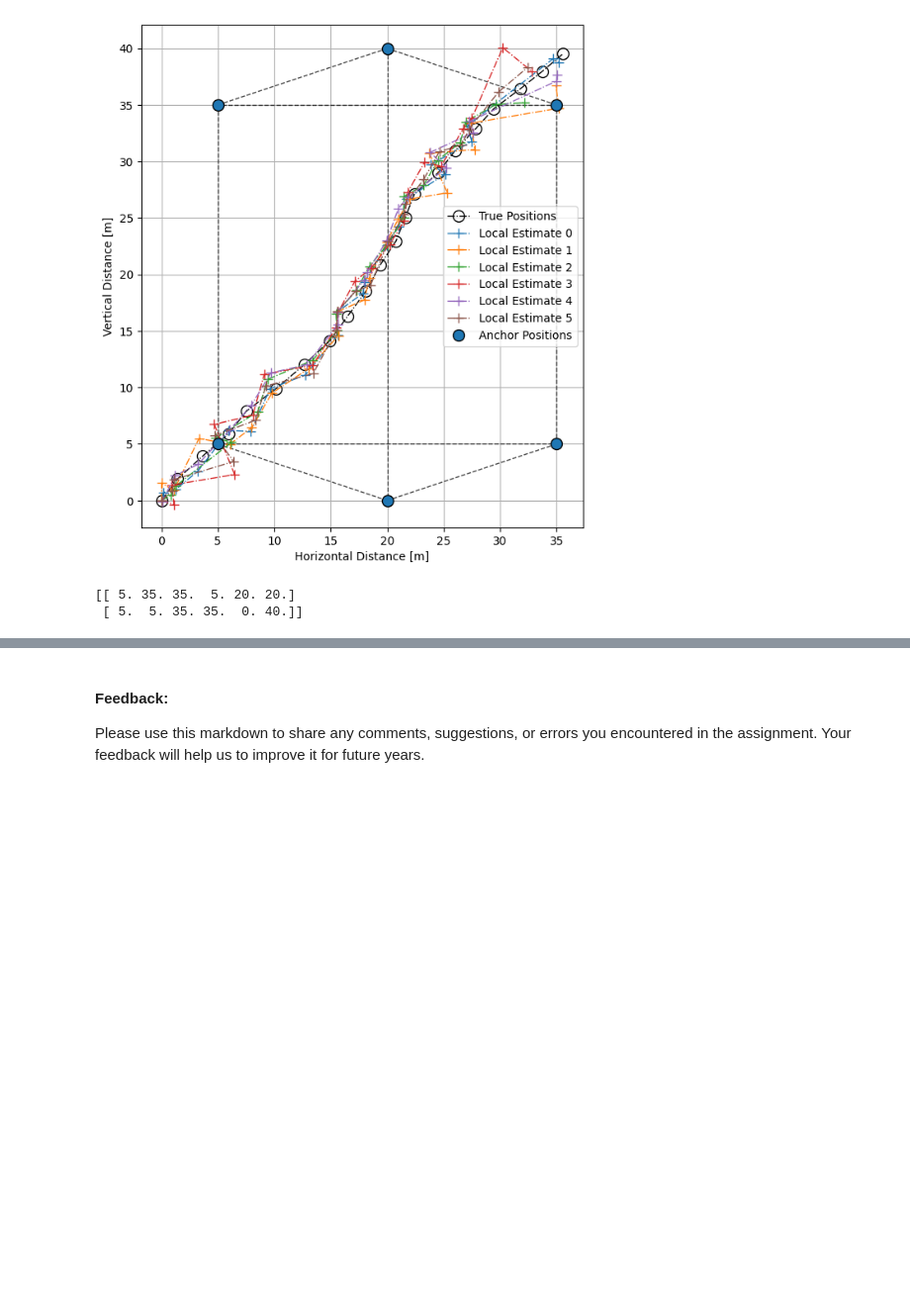
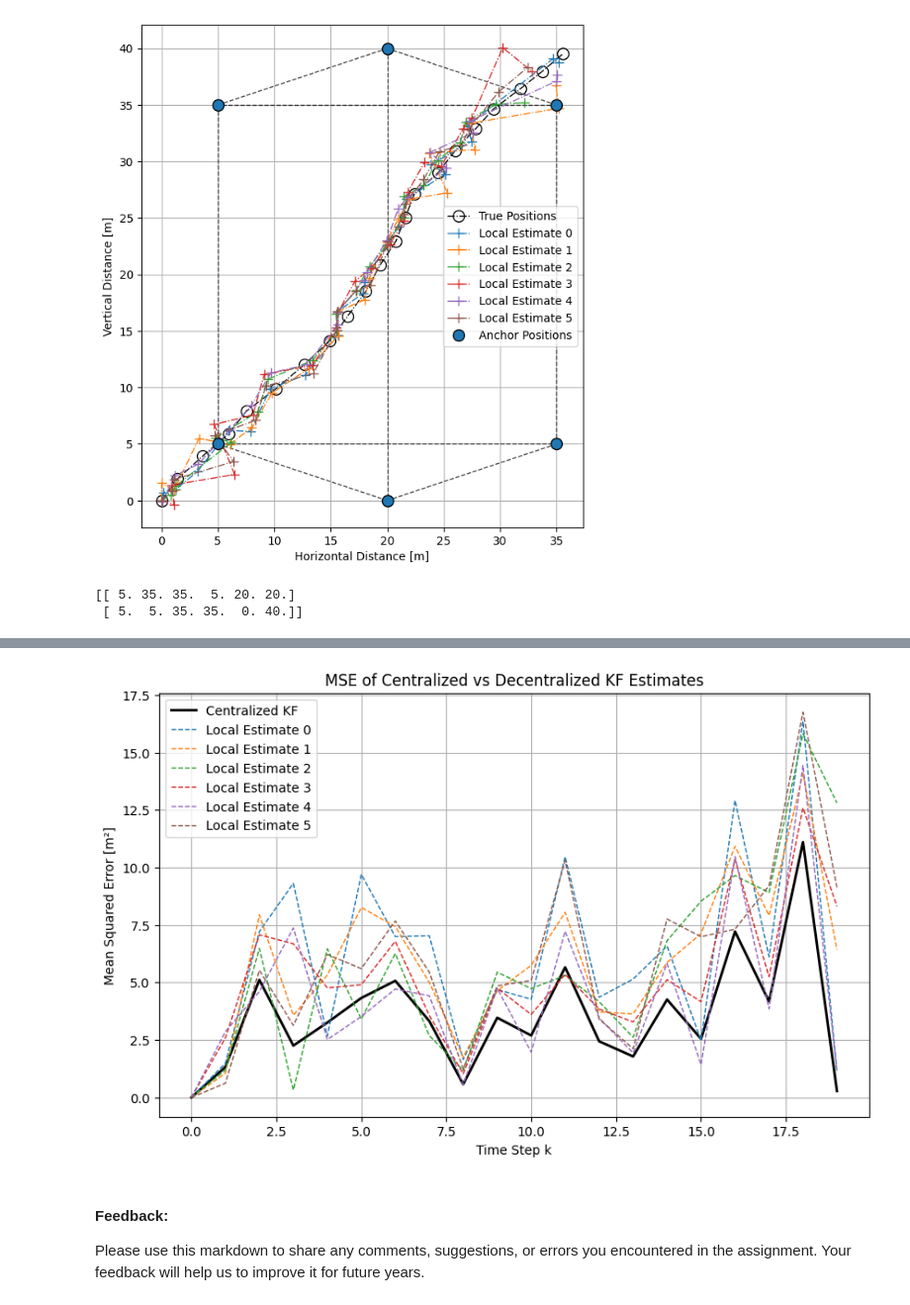
Before and after one commit to jackh1nes/PSF_Assignments, a Jupyter notebook: Assignment 4/assignment4_students/assignment4_10.ipynb, the cells around one changed output, grey strips where cells are left out. Shown at 99% size. Saved outputs shown, nothing was run; the diff lists cells and outputs as text; code cells hidden in the pictures; blank space fills up the shorter version.

```diff
--- a/Assignment 4/assignment4_students/assignment4_10.ipynb
+++ b/Assignment 4/assignment4_students/assignment4_10.ipynb
@@ -331,3 +305,42 @@ Compute the squared errors of the centralized and local position mean estimates
+# %%
+#### YOUR CODE HERE ####
+
+centralized_means = np.array(centralized_means).squeeze()
+local_means_arr = np.array(local_means).squeeze()
+true_states_T = true_states.T
+
+mseCentral = np.zeros(T)
+mseLocal = np.zeros((N, T))
+
+for k in range(T):
+    diff_central = centralized_means[k, :2] - true_states_T[k, :2]
+    mseCentral[k] = np.mean(diff_central**2)
+
+    for n in range(N):
+        diff_local = local_means_arr[n, k, :2] - true_states_T[k, :2]
+        mseLocal[n, k] = np.mean(diff_local**2)
+
+# to make cumulative
+#    if k < T-1:
+#        mseCentral[k+1] = mseCentral[k]
+#        mseLocal[:, k+1] = mseLocal[:, k]
+
+plt.figure(figsize=(10, 6))
+plt.plot(mseCentral, label='Centralized KF', color='black', linewidth=2)
+for n in range(N):
+    plt.plot(mseLocal[n, :], label=f'Local Estimate {n}', linestyle='--')
+
+plt.xlabel('Time Step k')
+plt.ylabel('Mean Squared Error [m²]')
+plt.title('MSE of Centralized vs Decentralized KF Estimates')
+
+plt.legend()
+plt.grid(True)
+plt.show()
+
+#### END HERE ####
+# %% [output]
+[figure, added]
 # %% [markdown]
 #### Feedback:
 Please use this markdown to share any comments, suggestions, or errors you encountered in the assignment. Your feedback will help us to improve it for future years.
```
Also changed, not shown: parts of 3 cells of this notebook.
